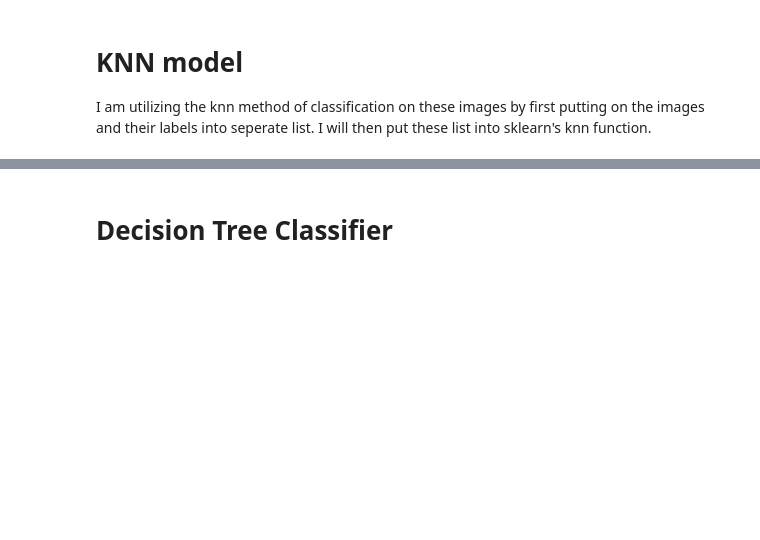
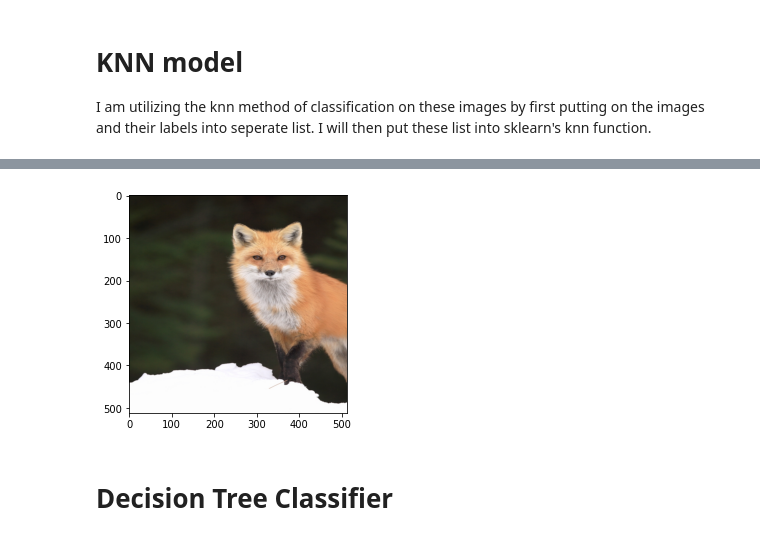
Before and after one commit to Prithvidhar/CSE4334_FinalProject, a Jupyter notebook: cse4334-mainproject.ipynb, the cells around one changed output, grey strips where cells are left out. Cells and saved outputs as stored; diff of their text form; code cells hidden in the pictures; blank space fills up the shorter version.

```diff
--- a/cse4334-mainproject.ipynb
+++ b/cse4334-mainproject.ipynb
@@ -495,3 +496,11 @@ for i,col in enumerate(color):
+# %%
+import matplotlib.pyplot as plt
+import matplotlib.image as mpimg
+image = mpimg.imread('../input/wild-animals/Wild_animals_512/fox-resize-512/00000001_512resized.png')
+imageplot = plt.imshow(image)
+plt.show()
+# %% [output]
+[figure, added]
 # %% [markdown]
 # Decision Tree Classifier
 # %%
```
Also changed, not shown: parts of 13 cells of this notebook.
